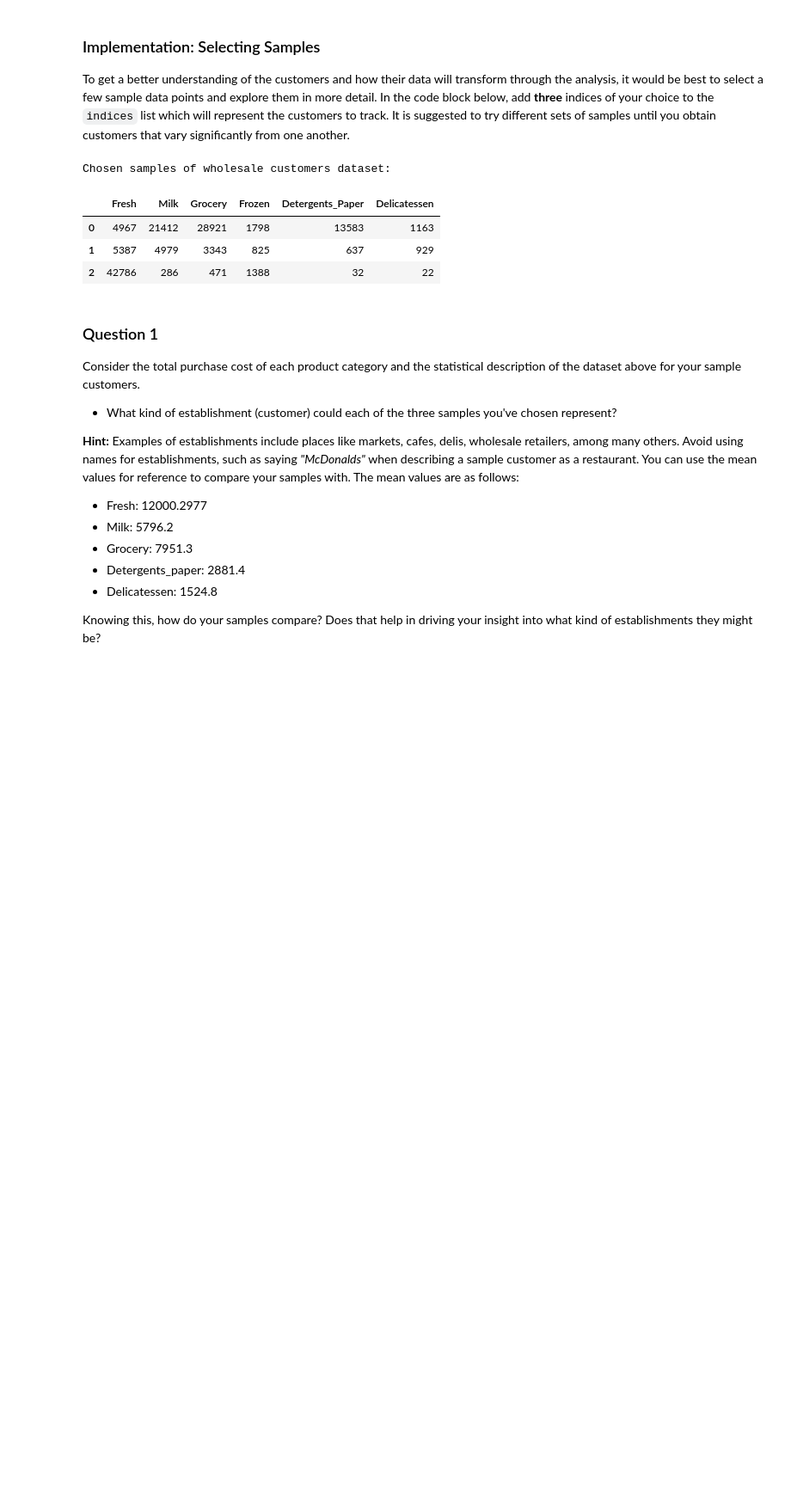
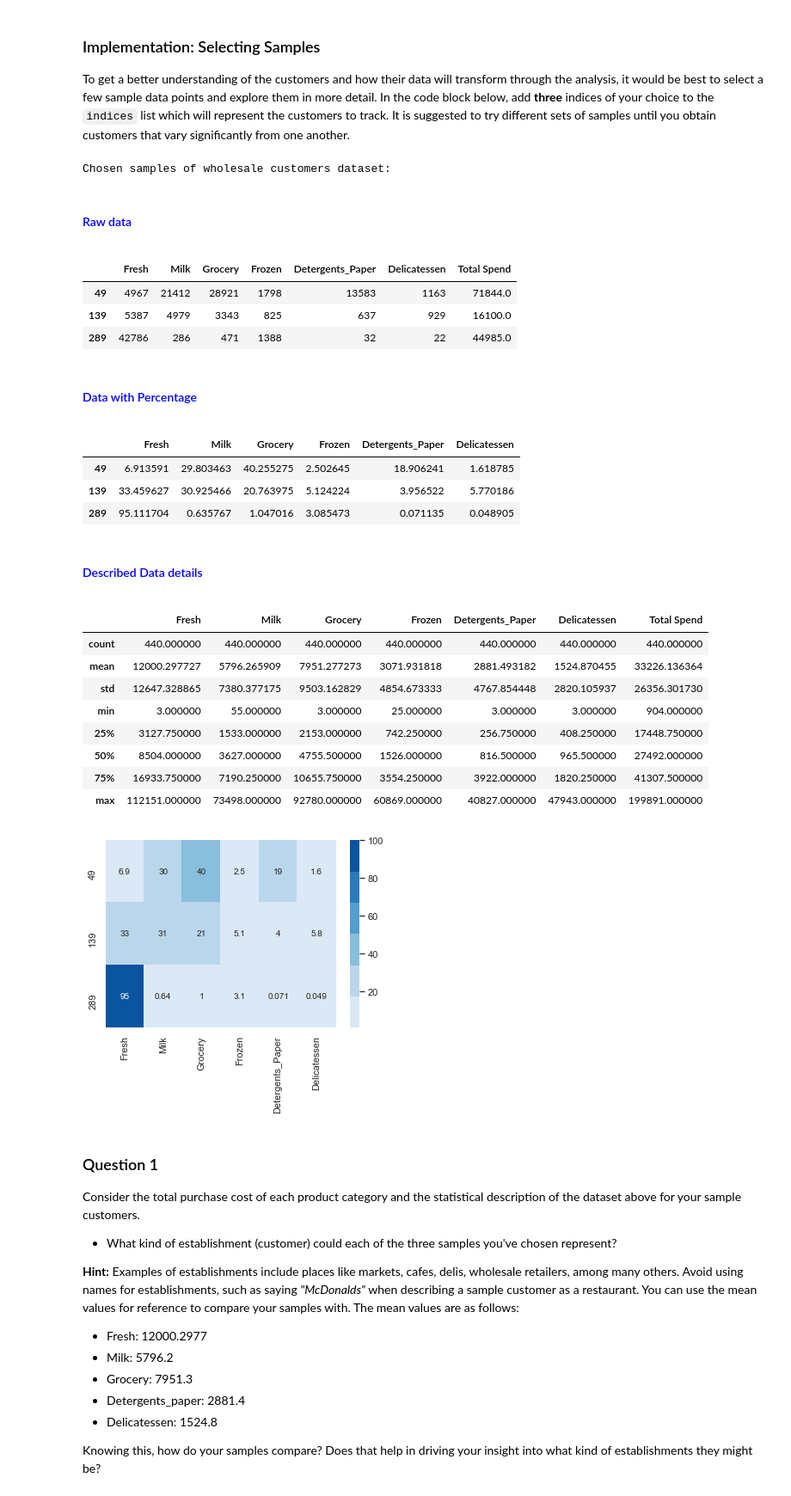
Before and after one commit to sp-mishra/machine-learning, a Jupyter notebook: projects/customer_segments/customer_segments.ipynb, the cells around one changed output. Shown at 86% size. Cells and saved outputs as stored; diff of their text form; code cells hidden in the pictures; blank space fills up the shorter version.

```diff
--- a/projects/customer_segments/customer_segments.ipynb
+++ b/projects/customer_segments/customer_segments.ipynb
@@ -117,20 +134,56 @@ sns.heatmap(data = sorted_data, annot=False, robust = True, cbar = True, cmap =
 # %% [markdown]
 ### Implementation: Selecting Samples
 To get a better understanding of the customers and how their data will transform through the analysis, it would be best to select a few sample data points and explore them in more detail. In the code block below, add **three** indices of your choice to the `indices` list which will represent the customers to track. It is suggested to try different sets of samples until you obtain customers that vary significantly from one another.
-# %%
-# TODO: Select three indices of your choice you wish to sample from the dataset
-indices = [49, 139, 289]
-
-# Create a DataFrame of the chosen samples
-samples = pd.DataFrame(data.loc[indices], columns = data.keys()).reset_index(drop = True)
-print("Chosen samples of wholesale customers dataset:")
-display(samples)
-# %% [output]
-Chosen samples of wholesale customers dataset:
-|  | Fresh | Milk | Grocery | Frozen | Detergents_Paper | Delicatessen |
-| 0 | 4967 | 21412 | 28921 | 1798 | 13583 | 1163 |
-| 1 | 5387 | 4979 | 3343 | 825 | 637 | 929 |
-| 2 | 42786 | 286 | 471 | 1388 | 32 | 22 |
+# %%
+# TODO: Select three indices of your choice you wish to sample from the dataset
+# Logic of selecting the numbers: Selecting a number that is a prime (https://en.wikipedia.org/wiki/Wagstaff_prime) that is bit spread out to touch different quartiles
+indices = [49, 139, 289]
+
+# Create a DataFrame of the chosen samples
+# samples = pd.DataFrame(data.loc[indices], columns = data.keys()).reset_index(drop = True)
+unsorted_data = data.copy(deep=True)
+samples = pd.DataFrame(data.loc[indices], columns = data.keys())
+samples['Total Spend'] = np.float64(samples.sum(axis=1))
+print("Chosen samples of wholesale customers dataset:")
+hp.display_html("Raw data")
+display(samples)
+
+# Display the heatmap too
+selected_sorted_data = sorted_data.loc[indices].drop('Total', axis = 1)
+hp.display_html("Data with Percentage")
+display(selected_sorted_data)
+
+# Print the general data here
+hp.display_html("Described Data details")
+unsorted_data['Total Spend'] = np.float64(unsorted_data.sum(axis=1))
+display(unsorted_data.describe())
+
+sns.heatmap(data = selected_sorted_data, annot = True, robust = True, cbar = True, cmap = sns.color_palette("Blues"), vmin = 1, vmax = 100)
+del sorted_data
+del unsorted_data
+# %% [output]
+Chosen samples of wholesale customers dataset:
+Raw data
+|  | Fresh | Milk | Grocery | Frozen | Detergents_Paper | Delicatessen | Total Spend |
+| 49 | 4967 | 21412 | 28921 | 1798 | 13583 | 1163 | 71844.0 |
+| 139 | 5387 | 4979 | 3343 | 825 | 637 | 929 | 16100.0 |
+| 289 | 42786 | 286 | 471 | 1388 | 32 | 22 | 44985.0 |
+Data with Percentage
+|  | Fresh | Milk | Grocery | Frozen | Detergents_Paper | Delicatessen |
+| 49 | 6.913591 | 29.803463 | 40.255275 | 2.502645 | 18.906241 | 1.618785 |
+| 139 | 33.459627 | 30.925466 | 20.763975 | 5.124224 | 3.956522 | 5.770186 |
+| 289 | 95.111704 | 0.635767 | 1.047016 | 3.085473 | 0.071135 | 0.048905 |
+Described Data details
+|  | Fresh | Milk | Grocery | Frozen | Detergents_Paper | Delicatessen | Total Spend |
+| count | 440.000000 | 440.000000 | 440.000000 | 440.000000 | 440.000000 | 440.000000 | 440.000000 |
+| mean | 12000.297727 | 5796.265909 | 7951.277273 | 3071.931818 | 2881.493182 | 1524.870455 | 33226.136364 |
+| std | 12647.328865 | 7380.377175 | 9503.162829 | 4854.673333 | 4767.854448 | 2820.105937 | 26356.301730 |
+| min | 3.000000 | 55.000000 | 3.000000 | 25.000000 | 3.000000 | 3.000000 | 904.000000 |
+| 25% | 3127.750000 | 1533.000000 | 2153.000000 | 742.250000 | 256.750000 | 408.250000 | 17448.750000 |
+| 50% | 8504.000000 | 3627.000000 | 4755.500000 | 1526.000000 | 816.500000 | 965.500000 | 27492.000000 |
+| 75% | 16933.750000 | 7190.250000 | 10655.750000 | 3554.250000 | 3922.000000 | 1820.250000 | 41307.500000 |
+| max | 112151.000000 | 73498.000000 | 92780.000000 | 60869.000000 | 40827.000000 | 47943.000000 | 199891.000000 |
+[figure, added]
 # %% [markdown]
 ### Question 1
 Consider the total purchase cost of each product category and the statistical description of the dataset above for your sample customers.
```
Also changed, not shown: parts of 19 cells of this notebook.
